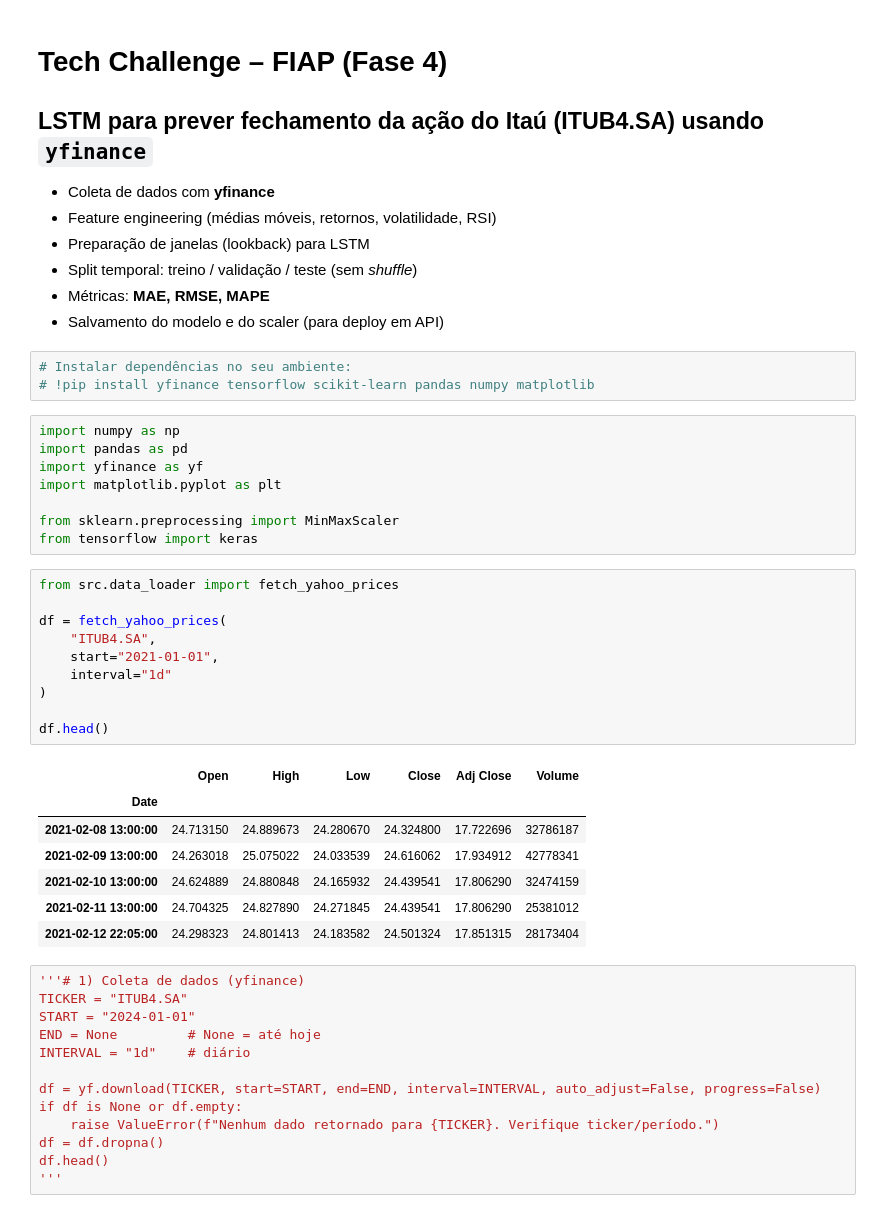
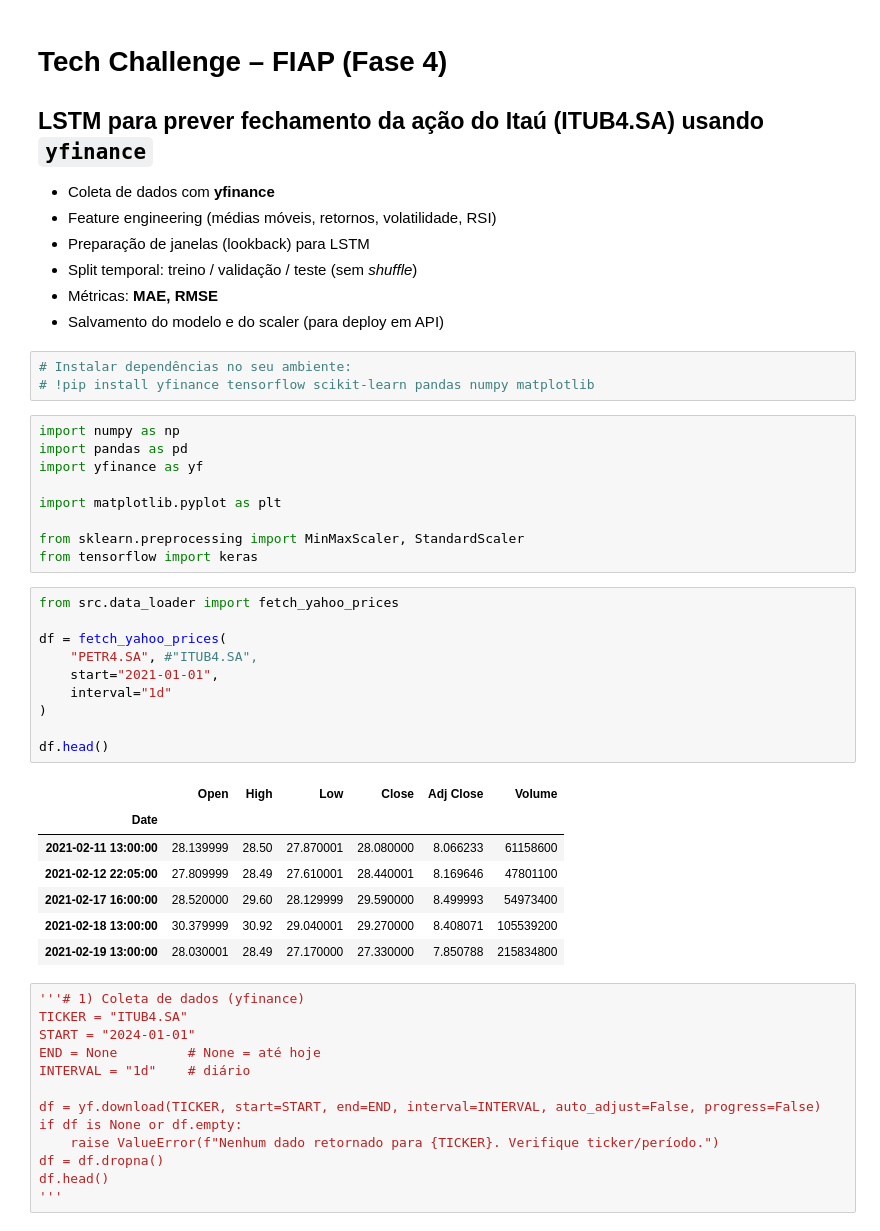
Before and after one commit to paulorics/itub4_api_docker, a Jupyter notebook: Tech_Challenge_Fase4_ITUB4_LSTM-Returns.ipynb, the cells around one changed output. Drawn from its saved outputs; the diff is of its cells as text.

```diff
--- a/Tech_Challenge_Fase4_ITUB4_LSTM-Returns.ipynb
+++ b/Tech_Challenge_Fase4_ITUB4_LSTM-Returns.ipynb
@@ -6,7 +6,7 @@
 - Feature engineering (médias móveis, retornos, volatilidade, RSI)
 - Preparação de janelas (lookback) para LSTM
 - Split temporal: treino / validação / teste (sem *shuffle*)
-- Métricas: **MAE, RMSE, MAPE**
+- Métricas: **MAE, RMSE**
 - Salvamento do modelo e do scaler (para deploy em API)
 # %%
 # Instalar dependências no seu ambiente:
@@ -15,28 +15,29 @@
 import numpy as np
 import pandas as pd
 import yfinance as yf
+
 import matplotlib.pyplot as plt
 
-from sklearn.preprocessing import MinMaxScaler
+from sklearn.preprocessing import MinMaxScaler, StandardScaler
 from tensorflow import keras
 # %%
 from src.data_loader import fetch_yahoo_prices
 
 df = fetch_yahoo_prices(
-    "ITUB4.SA",
+    "PETR4.SA", #"ITUB4.SA",
     start="2021-01-01",
     interval="1d"
 )
 
 df.head()
 # %% [output]
 |  | Open | High | Low | Close | Adj Close | Volume |
 | Date |  |  |  |  |  |  |
-| 2021-02-08 13:00:00 | 24.713150 | 24.889673 | 24.280670 | 24.324800 | 17.722696 | 32786187 |
-| 2021-02-09 13:00:00 | 24.263018 | 25.075022 | 24.033539 | 24.616062 | 17.934912 | 42778341 |
-| 2021-02-10 13:00:00 | 24.624889 | 24.880848 | 24.165932 | 24.439541 | 17.806290 | 32474159 |
-| 2021-02-11 13:00:00 | 24.704325 | 24.827890 | 24.271845 | 24.439541 | 17.806290 | 25381012 |
-| 2021-02-12 22:05:00 | 24.298323 | 24.801413 | 24.183582 | 24.501324 | 17.851315 | 28173404 |
+| 2021-02-11 13:00:00 | 28.139999 | 28.50 | 27.870001 | 28.080000 | 8.066233 | 61158600 |
+| 2021-02-12 22:05:00 | 27.809999 | 28.49 | 27.610001 | 28.440001 | 8.169646 | 47801100 |
+| 2021-02-17 16:00:00 | 28.520000 | 29.60 | 28.129999 | 29.590000 | 8.499993 | 54973400 |
+| 2021-02-18 13:00:00 | 30.379999 | 30.92 | 29.040001 | 29.270000 | 8.408071 | 105539200 |
+| 2021-02-19 13:00:00 | 28.030001 | 28.49 | 27.170000 | 27.330000 | 7.850788 | 215834800 |
 # %%
 '''# 1) Coleta de dados (yfinance)
 TICKER = "ITUB4.SA"
```
Also changed, not shown: parts of 13 cells of this notebook, 10 other files.
